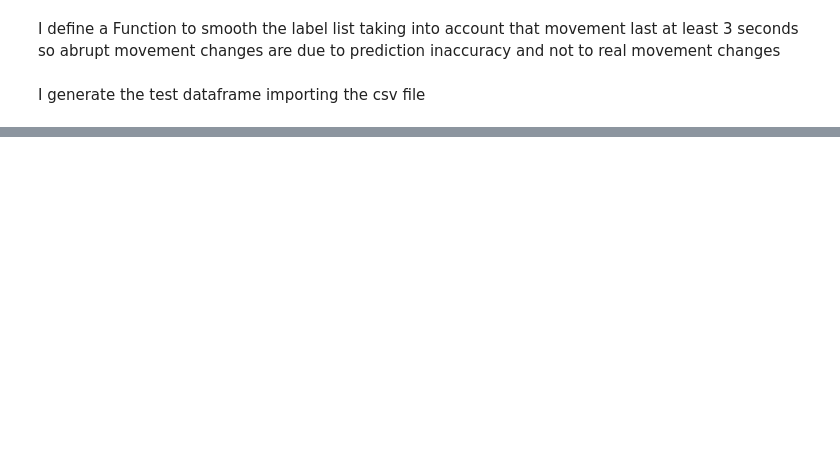
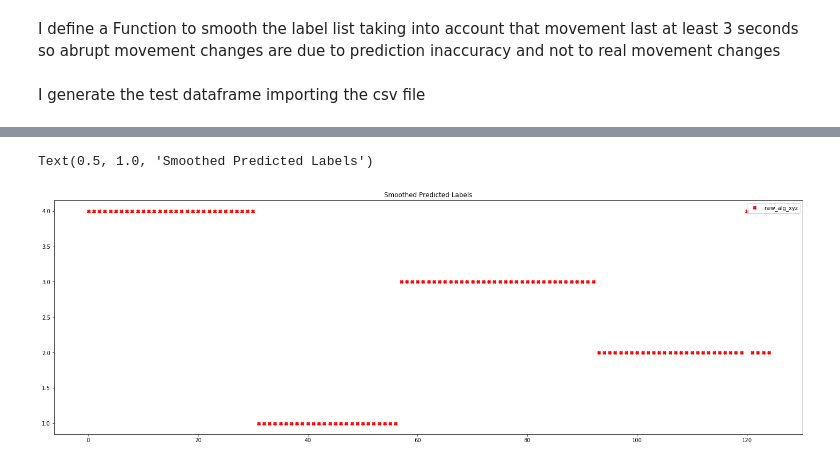
Before and after one commit to federicoweill/movement_prediction_edx_2019, a Jupyter notebook: movement_prediction_final.ipynb, the cells around one changed output, grey strips where cells are left out. Cells and saved outputs as stored; diff of their text form; code cells hidden in the pictures; blank space fills up the shorter version.

```diff
--- a/movement_prediction_final.ipynb
+++ b/movement_prediction_final.ipynb
@@ -153,0 +247,8 @@ I generate the test dataframe importing the csv file
+# %%
+plt.figure(figsize=(25,8))
+plt.plot(range(125),label_p_smoothed,'X',color = 'red',label = 'new_alg_xyz')
+plt.legend()
+plt.title('Smoothed Predicted Labels')
+# %% [output]
+Text(0.5, 1.0, 'Smoothed Predicted Labels')
+[figure, added]
```
Also changed, not shown: parts of 31 cells of this notebook.
